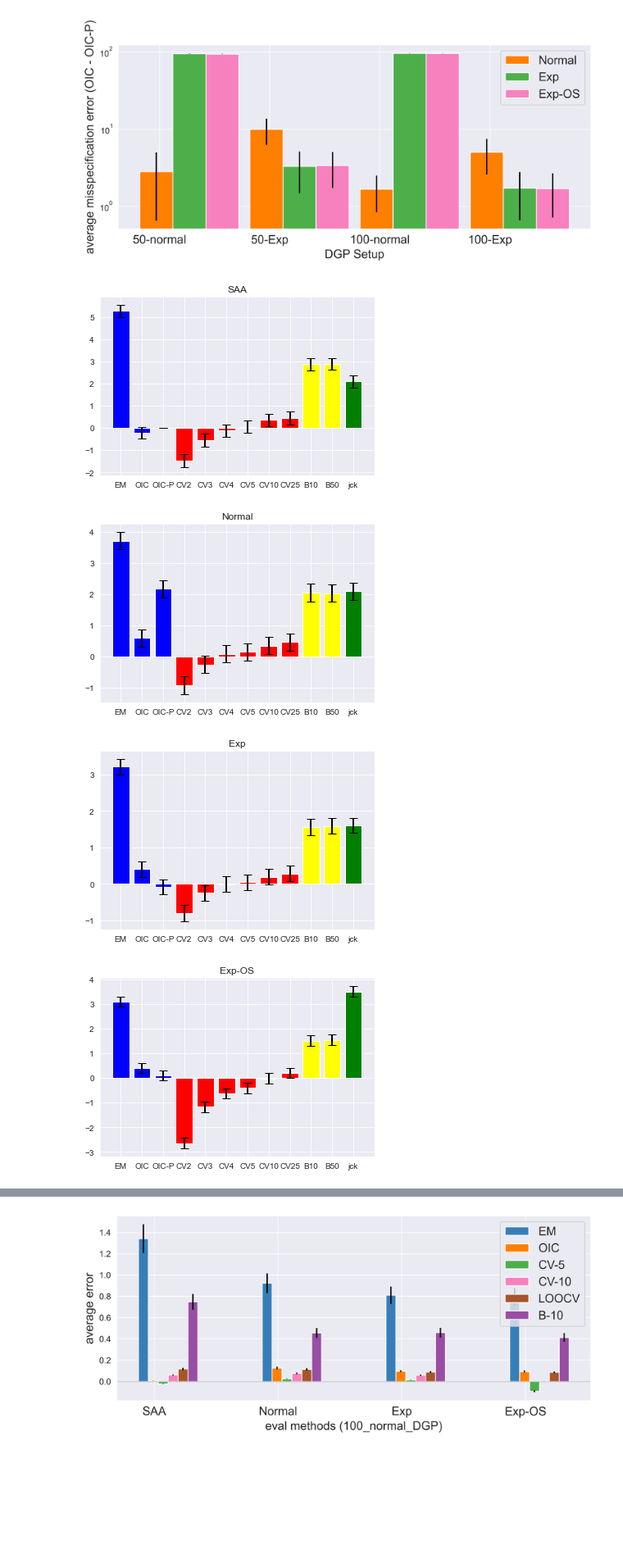
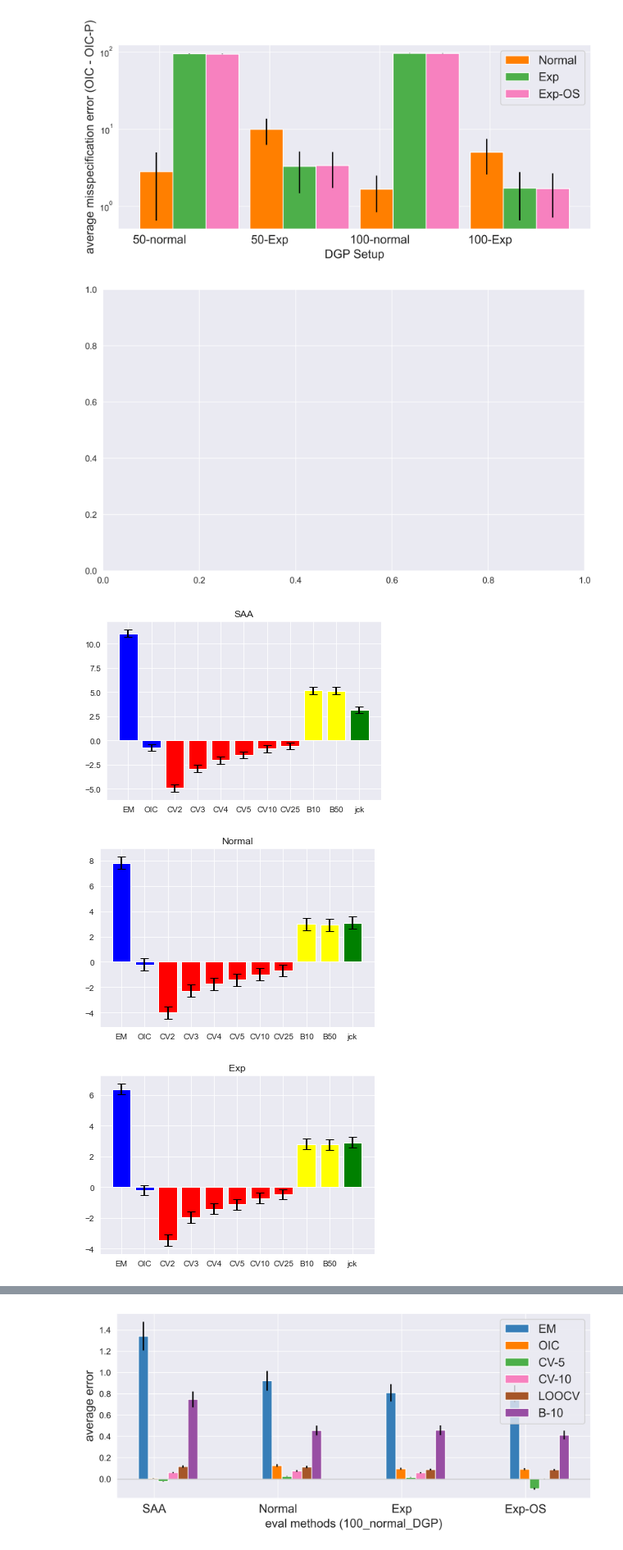
Before and after one commit to wangtianyu61/oic_codes, a Jupyter notebook: utils.ipynb, the cells around one changed output, grey strips where cells are left out. Shown at 82% size. Cells and saved outputs as stored; diff of their text form; code cells hidden in the pictures; blank space fills up the shorter version.

```diff
--- a/utils.ipynb
+++ b/utils.ipynb
@@ -348,44 +348,52 @@ import pandas as pd
 import numpy as np
 import math
 import matplotlib.pyplot as plt
+import seaborn as sns
+sns.set_style('darkgrid')
 
 sample_num = 25
-mode = 'normal'
+mode = 'exponential'
 file_path = 'output/nv'
 fold_nums = [2, 3, 4, 5, 10, sample_num]
 
 btsp = [10, 50]
 
 
 method_list = ['SAA', 'Normal', 'Exp', 'Exp-OS']
-eval_list = ['EM', 'OIC', 'OIC-P'] + ["CV" + str(fold_num) for fold_num in fold_nums] + \
+eval_list = ['EM', 'OIC'] + ["CV" + str(fold_num) for fold_num in fold_nums] + \
                 ['B' + str(btsp_val) for btsp_val in btsp] + ['jck']
 
 fig, ax = plt.subplots(figsize = (10, 6), dpi = 500)
-color_map = 3 * ['blue'] + len(fold_nums) * ['red'] + 2 * ['yellow'] + 1 * ['green']
+color_map = 2 * ['blue'] + len(fold_nums) * ['red'] + 2 * ['yellow'] + 1 * ['green']
 df = pd.read_csv(f"{file_path}/nv2_{sample_num}_{mode}.csv")
 df2 = pd.read_csv(f"{file_path}/nv3_{sample_num}_{mode}.csv")
 #print(df['0'])
 error_params = dict(elinewidth = 2, capsize = 5)
 for i, method in enumerate(method_list):
     method_id = np.arange(1, len(eval_list) + 1)
     method_perform = np.zeros(len(eval_list))
     method_perform_std = np.zeros(len(eval_list))
     for j, eval_model in enumerate(eval_list):
-        series_id = len(eval_list) * i + j
+        # if eval_model == 'OIC-P':
+        #     continue
+        if j > 1:
+            k = j + 1
+        else:
+            k = j
+        series_id = (len(eval_list) + 1) * i + k
         if method != 'Exp' or eval_model != 'OIC-P':
             method_perform[j] = np.mean(np.array(df[f'{series_id}']))
             method_perform_std[j] = np.std(np.array(df[f'{series_id}'])) / math.sqrt(len(np.array(df[f'{series_id}'])))
         else:
             method_perform[j] = np.mean(np.array(df2[f'{series_id}']))
             method_perform_std[j] = np.std(np.array(df2[f'{series_id}'])) / math.sqrt(len(np.array(df2[f'{series_id}'])))
     fig = plt.figure()
     plt.bar(method_id, method_perform, yerr = method_perform_std, color = color_map, error_kw = error_params, tick_label = eval_list)
     plt.title(method)
 
-    plt.savefig(f'figures/nv/nv2_{method}_{sample_num}_{mode}.pdf', dpi = 1000)
+    plt.savefig(f'figures/nv2/nv2_{method}_{sample_num}_{mode}.pdf', dpi = 500)
 # %% [output]
-[figure, old version]
+[figure, new version]
-[figure, old version]
+[figure, new version]
-[figure, old version]
+[figure, new version]
-[figure, old version]
+[figure, new version]
```
Also changed, not shown: parts of 4 cells of this notebook, 6 other files.
